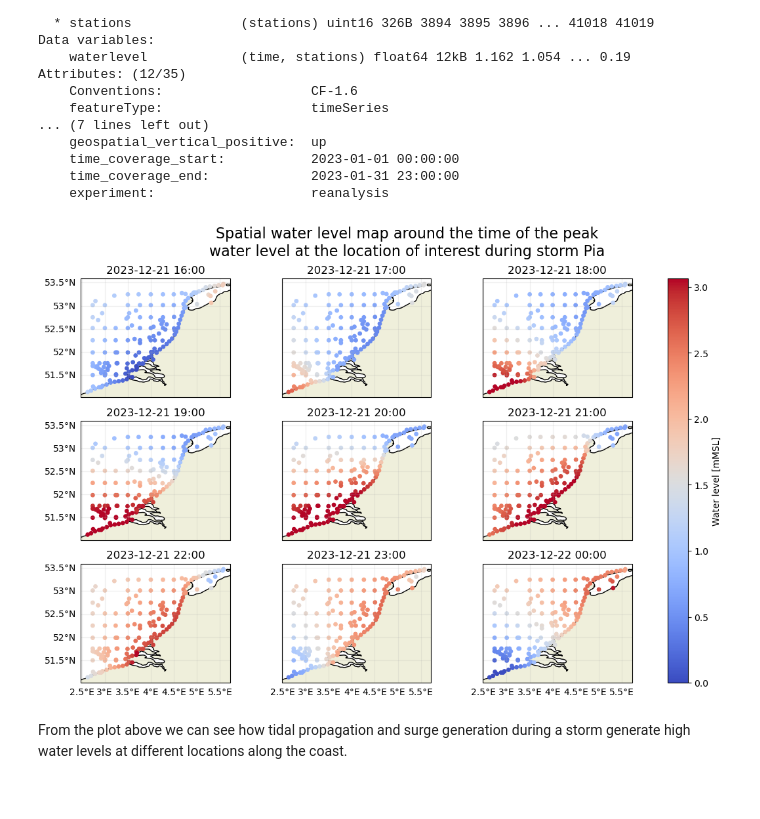
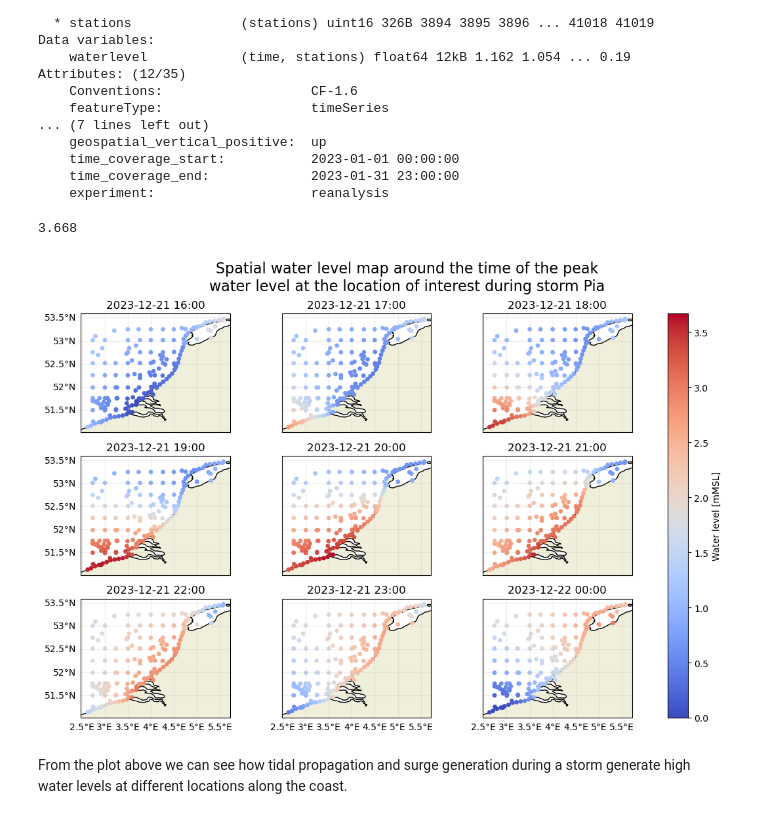
Before and after one commit to ecmwf-training/c3s-training-submodule-climate-indices, a Jupyter notebook: gtsmip-water-levels.ipynb, the cells around one changed output. Saved outputs shown, nothing was run; the diff lists cells and outputs as text; code cells hidden in the pictures.

```diff
--- a/gtsmip-water-levels.ipynb
+++ b/gtsmip-water-levels.ipynb
@@ -616,13 +612,13 @@ ax1 = plt.subplot2grid((1, 2), (0, 1), projection=ccrs.PlateCarree())
 
 # Plot the 2D maps with scatter - global map
 im = ax0.scatter(x=ds_sur_q.station_x_coordinate, y=ds_sur_q.station_y_coordinate, s=15,
-                 c=ds_sur_q['surge'], transform=ccrs.PlateCarree(), cmap='coolwarm',
+                 c=ds_sur_q['surge'], transform=ccrs.PlateCarree(), cmap='viridis',
                  vmin=lims[0], vmax=lims[1])
 ax0.coastlines(color='black')
 
 # Plot the 2D maps with scatter - Europe map
 im = ax1.scatter(x=ds_sur_eu_q.station_x_coordinate, y=ds_sur_eu_q.station_y_coordinate, s=15,
-                 c=ds_sur_eu_q['surge'], transform=ccrs.PlateCarree(), cmap='coolwarm',
+                 c=ds_sur_eu_q['surge'], transform=ccrs.PlateCarree(), cmap='viridis',
                  vmin=lims[0], vmax=lims[1])
 cbar = plt.colorbar(im)
 cbar.set_label('Surge height [m]', fontsize=14)
@@ -650,13 +646,12 @@ First need to determine which specific station from our dataset is the closest t
 # %%
 # First, find the index of the grid point nearest a specific lat/lon
-abslat = np.abs(ds_wl.station_y_coordinate.values-latlon[0])
-abslon = np.abs(ds_wl.station_x_coordinate.values-latlon[1])
-c = np.maximum(abslon, abslat)
-
-([iloc]) = np.where(c == np.min(c))
+lons = ds_wl.station_x_coordinate.values
+lats = ds_wl.station_y_coordinate.values
+dists = (lats - latlon[0])**2 + (lons - latlon[1])**2
+closest_idx = np.argmin(dists)
 
 # get station number in the dataset that corresponds to this location
-station = ds_wl.stations.values[iloc[0]]
+station = ds_wl.stations.values[closest_idx]
 # %% [markdown]
 Once the station number has been determined, we can subset the datasets of water levels and surges to that specific location, and to the selected time period based on variables `starttime` and `endtime`:
 # %%
@@ -673,6 +666 @@ When plotting the timeseries, we are specifically interested in the maximum valu
-# %%
-# find water level maximum
-ds_wl_loc.load()
-ds_wl_loc_max = ds_wl_loc.where(ds_wl_loc.waterlevel == ds_wl_loc.waterlevel.max(),
-                                drop=True).squeeze()
 # %% [markdown]
@@ -745,8 +732,8 @@ ds_wl_arealoc = ds_wl.where((ds_wl.station_x_coordinate > bbox_arealoc[0]) &
                             (ds_wl.station_y_coordinate < bbox_arealoc[3]), drop=True)
 
 # Select the 9 hourly timesteps around the peak water level at location of interest
-ds_wl_arealoc = ds_wl_arealoc.sel(time=slice(ds_wl_loc_max.time.values - np.timedelta64(4, 'h'),
-                                  ds_wl_loc_max.time.values + np.timedelta64(4, 'h')), drop=True)
+ds_wl_arealoc = ds_wl_arealoc.sel(time=slice(ds_wl_loc.waterlevel.idxmax().values - np.timedelta64(4, 'h'),
+                                  ds_wl_loc.waterlevel.idxmax().values + np.timedelta64(4, 'h')), drop=True)
 ds_wl_arealoc.load()  # load data into memory for faster plotting
 # %% [output]
 <xarray.Dataset> Size: 15kB
@@ -766,45 +753,49 @@ Attributes: (12/35)
     time_coverage_start:           2023-01-01 00:00:00
     time_coverage_end:             2023-01-31 23:00:00
     experiment:                    reanalysis
+# %%
+ds_wl_arealoc.waterlevel.max().values.tolist()
+# %% [output]
+3.668
 # %%
 # Plotting the data
 
 # Colorbar limits for total water levels based on the maximum value at the location of interest
-lims = [0, ds_wl_loc_max.waterlevel.values.tolist()]
+lims = [0, ds_wl_arealoc.waterlevel.max().values.tolist()]
 
 # Initiate the plot with four subplots
 fig, axs = plt.subplots(nrows=3, ncols=3,
                         subplot_kw={'projection': ccrs.PlateCarree()},
                         figsize=(14, 8))
 axs = axs.flatten()
 
 # Loop over timesteps and plot each in a separate axis
 for ii, timestamp in enumerate(ds_wl_arealoc.time.values):
     im = axs[ii].scatter(x=ds_wl_arealoc.station_x_coordinate, y=ds_wl_arealoc.station_y_coordinate,
                          s=15, c=ds_wl_arealoc['waterlevel'].sel(time=timestamp),
                          cmap='coolwarm', vmin=lims[0], vmax=lims[1])
 
     # Add land feature
     axs[ii].add_feature(cfeature.LAND, edgecolor='black')
 
     # add gridlines
     gl = axs[ii].gridlines(draw_labels=False, color='darkgrey', alpha=0.2)
     gl.left_labels = True if ii % 3 == 0 else False
     gl.bottom_labels = True if int(ii / 3) == 2 else False
 
     # add timestamp as title
     axs[ii].set_title(np.datetime_as_string(timestamp, unit='m').replace('T', ' '))
 
 fig.colorbar(im, ax=axs.ravel().tolist(), label='Water level [mMSL]')
 
 # Add title
 fig.suptitle("Spatial water level map around the time of the peak\n" +
              f"water level at the location of interest during storm {storm}", fontsize=16)
 
 # Save the figure
 fig.savefig(f'{OUTDIR}/map_{storm}_{year}_loc_lat_{latlon[0]}_lon_{latlon[1]}.png', dpi=300)
 # %% [output]
-[figure, old version]
+[figure, new version]
 # %% [markdown]
 From the plot above we can see how tidal propagation and surge generation during a storm generate high water levels at different locations along the coast.
 # %% [markdown]
```
Also changed, not shown: parts of 17 cells of this notebook.
